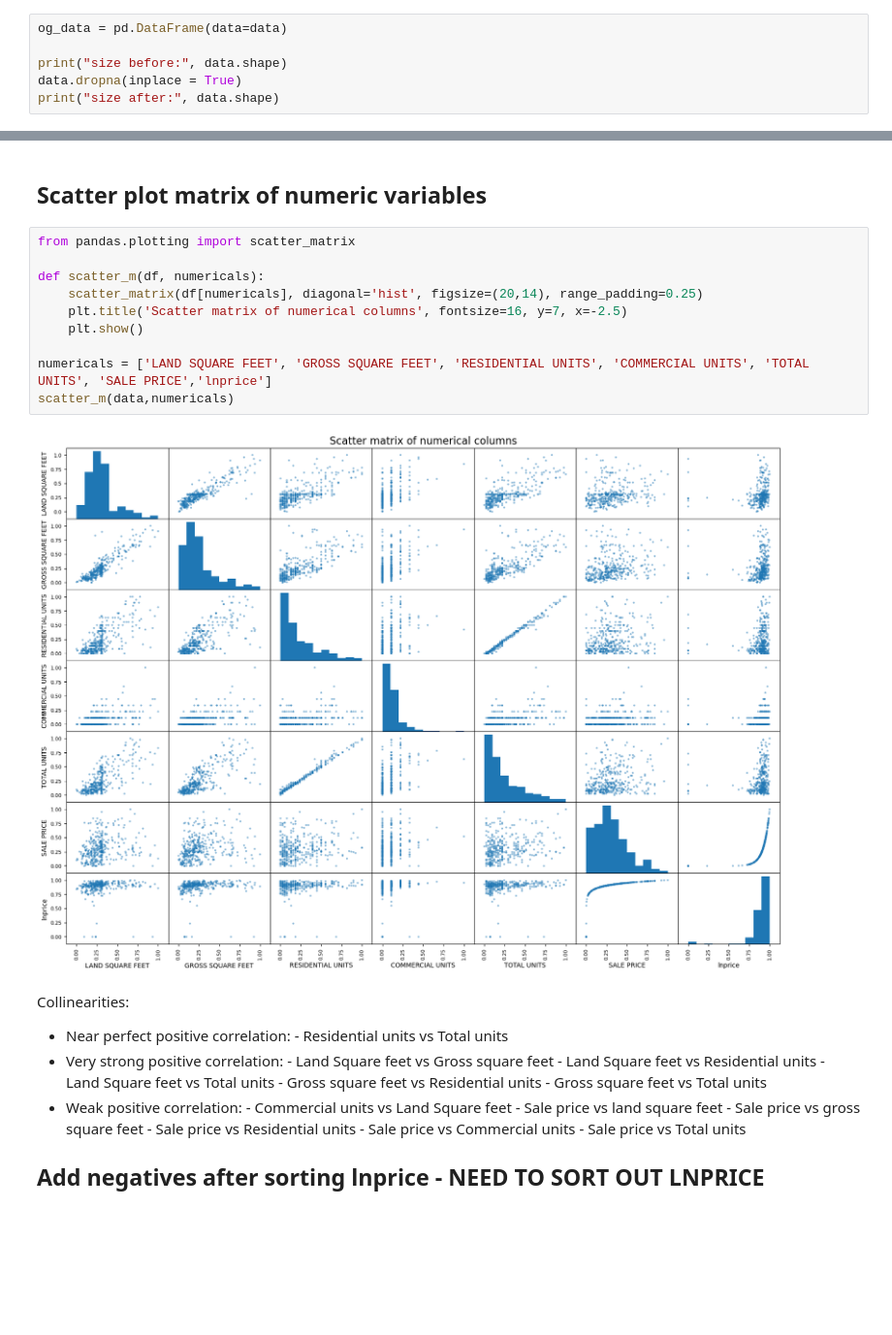
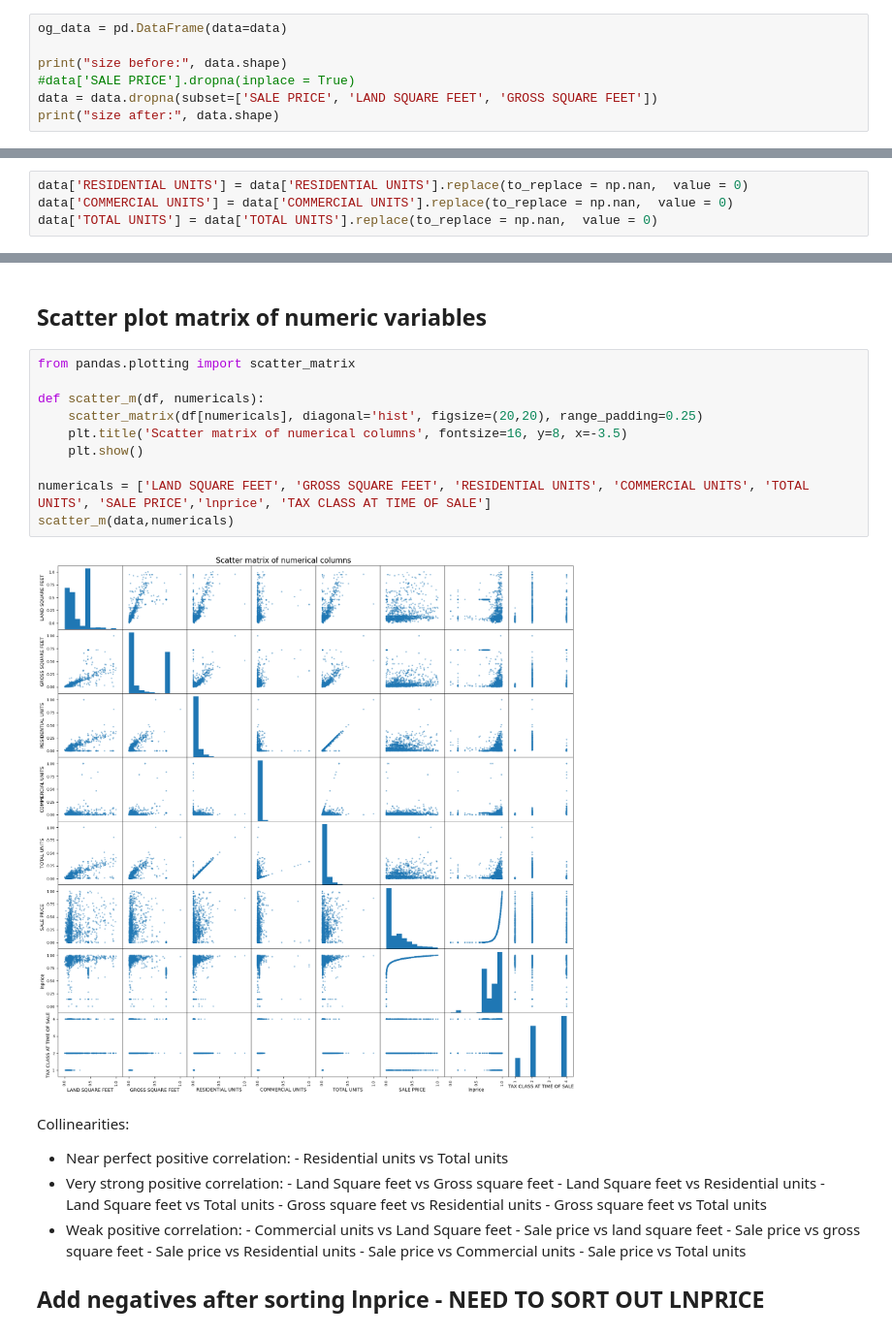
Before and after one commit to iNafey/house-price-predictor, a Jupyter notebook: main.ipynb, the cells around one changed output, grey strips where cells are left out. Shown at 97% size. Saved outputs shown, nothing was run; the diff lists cells and outputs as text; blank space fills up the shorter version.

```diff
--- a/main.ipynb
+++ b/main.ipynb
@@ -157,7 +134,8 @@ size after: (25790, 18)
 og_data = pd.DataFrame(data=data)
 
 print("size before:", data.shape)
-data.dropna(inplace = True)
+#data['SALE PRICE'].dropna(inplace = True)
+data = data.dropna(subset=['SALE PRICE', 'LAND SQUARE FEET', 'GROSS SQUARE FEET'])
 print("size after:", data.shape)
 # %% [output]
 size before: (25790, 18)
@@ -164,0 +143,4 @@ size after: (470, 18)
+# %%
+data['RESIDENTIAL UNITS'] = data['RESIDENTIAL UNITS'].replace(to_replace = np.nan,  value = 0)
+data['COMMERCIAL UNITS'] = data['COMMERCIAL UNITS'].replace(to_replace = np.nan,  value = 0)
+data['TOTAL UNITS'] = data['TOTAL UNITS'].replace(to_replace = np.nan,  value = 0)
@@ -462,15 +468,15 @@ price_tu(data)
 # %%
 from pandas.plotting import scatter_matrix
 
 def scatter_m(df, numericals):
-    scatter_matrix(df[numericals], diagonal='hist', figsize=(20,14), range_padding=0.25)
-    plt.title('Scatter matrix of numerical columns', fontsize=16, y=7, x=-2.5)
+    scatter_matrix(df[numericals], diagonal='hist', figsize=(20,20), range_padding=0.25)
+    plt.title('Scatter matrix of numerical columns', fontsize=16, y=8, x=-3.5)
     plt.show()
 
-numericals = ['LAND SQUARE FEET', 'GROSS SQUARE FEET', 'RESIDENTIAL UNITS', 'COMMERCIAL UNITS', 'TOTAL UNITS', 'SALE PRICE','lnprice']
+numericals = ['LAND SQUARE FEET', 'GROSS SQUARE FEET', 'RESIDENTIAL UNITS', 'COMMERCIAL UNITS', 'TOTAL UNITS', 'SALE PRICE','lnprice', 'TAX CLASS AT TIME OF SALE']
 scatter_m(data,numericals)
 # %% [output]
-[figure, old version]
+[figure, new version]
 # %% [markdown]
 Collinearities:
 - Near perfect positive correlation:
```
Also changed, not shown: parts of 72 cells of this notebook.
